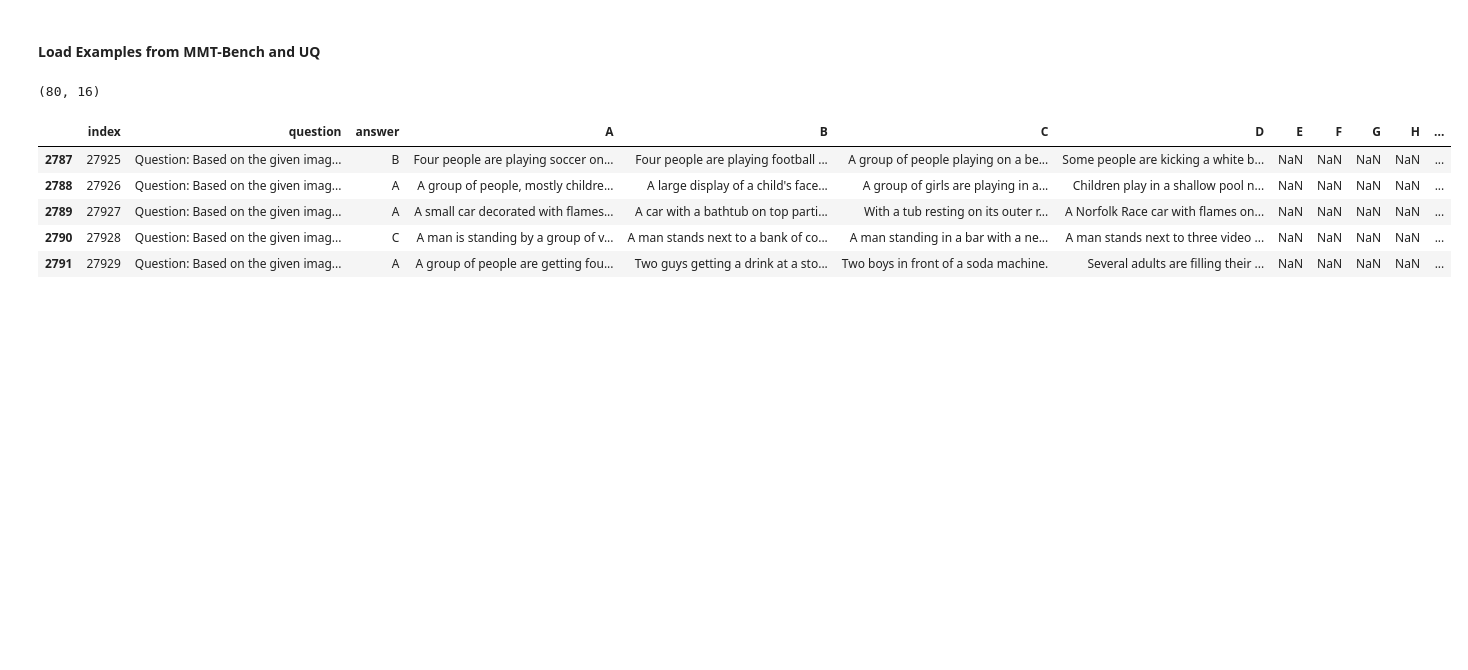
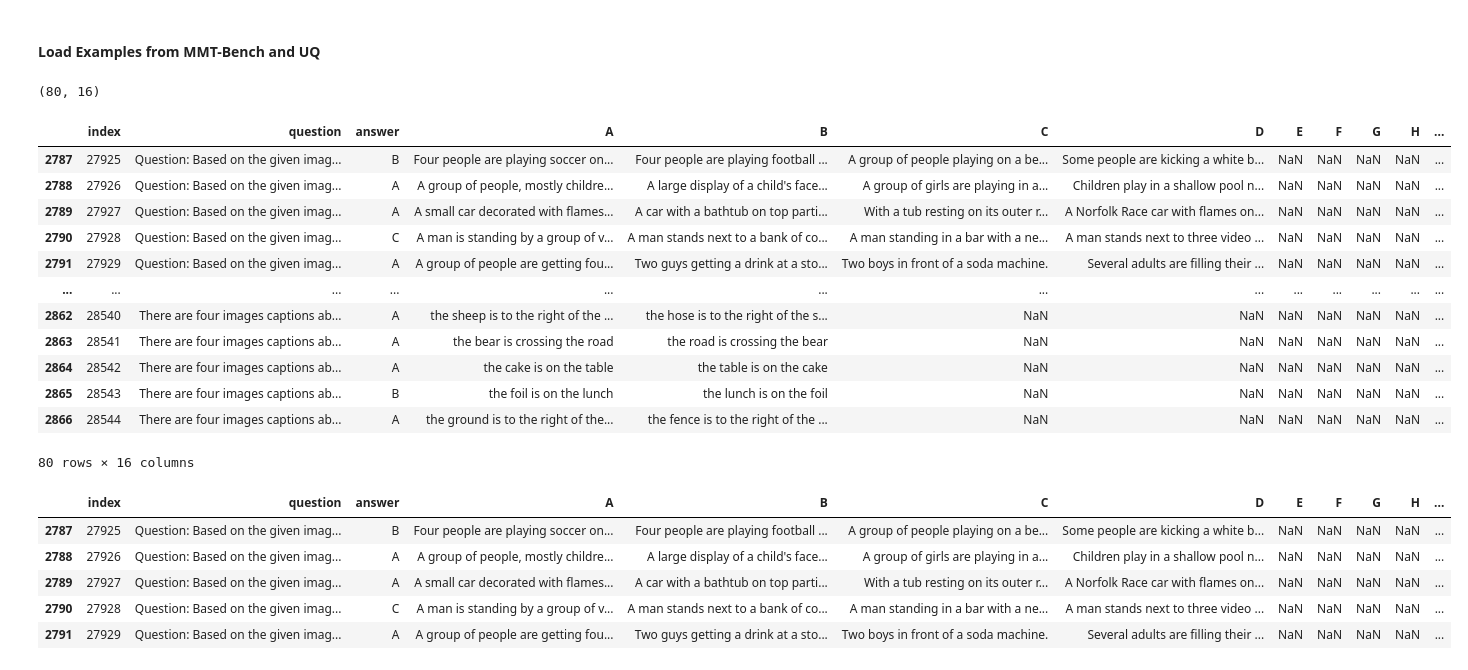
Before and after one commit to trilokpadhi/Multimodal-Uncertainty-Quantification, a Jupyter notebook: uq-modelling/LLava-MMT-WL.ipynb, the cells around one changed output. Drawn from its saved outputs; the diff is of its cells as text; code cells hidden in the pictures; blank space fills up the shorter version.

```diff
--- a/uq-modelling/LLava-MMT-WL.ipynb
+++ b/uq-modelling/LLava-MMT-WL.ipynb
@@ -266,6 +211,23 @@ filtered_df_hallucination = df[df['category'].str.contains('hallucination')]
 filtered_df_hallucination.shape
 # %% [output]
 (80, 16)
+# %%
+# print(df['category'].value_counts().to_dict())
+df[df['category'].str.contains('hall')]
+# %% [output]
+|  | index | question | answer | A | B | C | D | E | F | G | H | ... |
+| 2787 | 27925 | Question: Based on the given imag... | B | Four people are playing soccer on... | Four people are playing football ... | A group of people playing on a be... | Some people are kicking a white b... | NaN | NaN | NaN | NaN | ... |
+| 2788 | 27926 | Question: Based on the given imag... | A | A group of people, mostly childre... | A large display of a child's face... | A group of girls are playing in a... | Children play in a shallow pool n... | NaN | NaN | NaN | NaN | ... |
+| 2789 | 27927 | Question: Based on the given imag... | A | A small car decorated with flames... | A car with a bathtub on top parti... | With a tub resting on its outer r... | A Norfolk Race car with flames on... | NaN | NaN | NaN | NaN | ... |
+| 2790 | 27928 | Question: Based on the given imag... | C | A man is standing by a group of v... | A man stands next to a bank of co... | A man standing in a bar with a ne... | A man stands next to three video ... | NaN | NaN | NaN | NaN | ... |
+| 2791 | 27929 | Question: Based on the given imag... | A | A group of people are getting fou... | Two guys getting a drink at a sto... | Two boys in front of a soda machine. | Several adults are filling their ... | NaN | NaN | NaN | NaN | ... |
+| ... | ... | ... | ... | ... | ... | ... | ... | ... | ... | ... | ... | ... |
+| 2862 | 28540 | There are four images captions ab... | A | the sheep is to the right of the ... | the hose is to the right of the s... | NaN | NaN | NaN | NaN | NaN | NaN | ... |
+| 2863 | 28541 | There are four images captions ab... | A | the bear is crossing the road | the road is crossing the bear | NaN | NaN | NaN | NaN | NaN | NaN | ... |
+| 2864 | 28542 | There are four images captions ab... | A | the cake is on the table | the table is on the cake | NaN | NaN | NaN | NaN | NaN | NaN | ... |
+| 2865 | 28543 | There are four images captions ab... | B | the foil is on the lunch | the lunch is on the foil | NaN | NaN | NaN | NaN | NaN | NaN | ... |
+| 2866 | 28544 | There are four images captions ab... | A | the ground is to the right of the... | the fence is to the right of the ... | NaN | NaN | NaN | NaN | NaN | NaN | ... |
+80 rows × 16 columns
 # %%
 filtered_df_hallucination.head()
 # %% [output]
```
Also changed, not shown: parts of 3 cells of this notebook.
